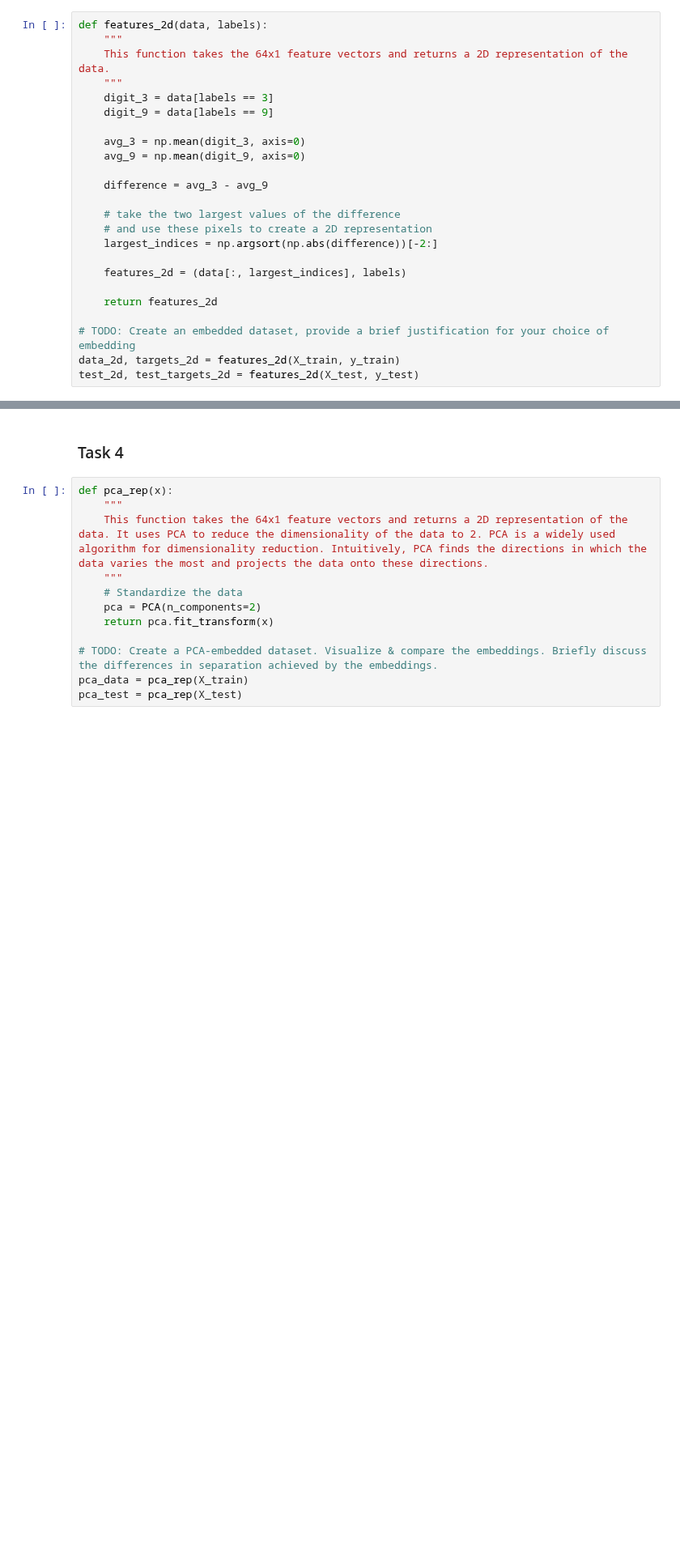
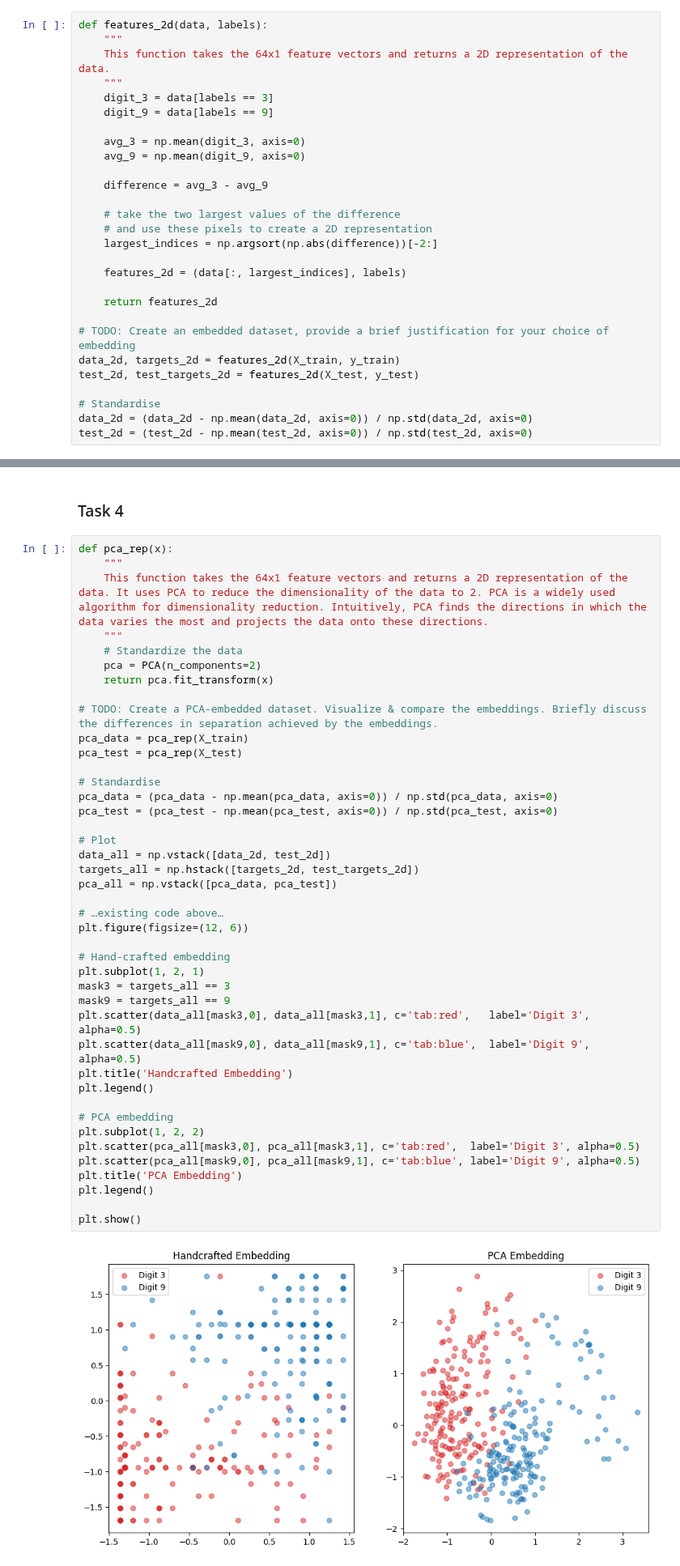
Before and after one commit to emit33/MLE, a Jupyter notebook: sheet02/MLE25_sheet02.ipynb, the cells around one changed output, grey strips where cells are left out. Shown at 81% size. Saved outputs shown, nothing was run; the diff lists cells and outputs as text; blank space fills up the shorter version.

```diff
--- a/sheet02/MLE25_sheet02.ipynb
+++ b/sheet02/MLE25_sheet02.ipynb
@@ -117,5 +118,9 @@ def features_2d(data, labels):
 # TODO: Create an embedded dataset, provide a brief justification for your choice of embedding
 data_2d, targets_2d = features_2d(X_train, y_train)
 test_2d, test_targets_2d = features_2d(X_test, y_test)
+
+# Standardise
+data_2d = (data_2d - np.mean(data_2d, axis=0)) / np.std(data_2d, axis=0)
+test_2d = (test_2d - np.mean(test_2d, axis=0)) / np.std(test_2d, axis=0)
 # %% [markdown]
 Justification:
@@ -125,12 +130,44 @@ Since we only want to distinguish between two classes we can create an average o
 # %%
 def pca_rep(x):
     """
     This function takes the 64x1 feature vectors and returns a 2D representation of the data. It uses PCA to reduce the dimensionality of the data to 2. PCA is a widely used algorithm for dimensionality reduction. Intuitively, PCA finds the directions in which the data varies the most and projects the data onto these directions.
     """
     # Standardize the data
     pca = PCA(n_components=2)
     return pca.fit_transform(x)
 
 # TODO: Create a PCA-embedded dataset. Visualize & compare the embeddings. Briefly discuss the differences in separation achieved by the embeddings.
 pca_data = pca_rep(X_train)
 pca_test = pca_rep(X_test)
+
+# Standardise
+pca_data = (pca_data - np.mean(pca_data, axis=0)) / np.std(pca_data, axis=0)
+pca_test = (pca_test - np.mean(pca_test, axis=0)) / np.std(pca_test, axis=0)
+
+# Plot
+data_all = np.vstack([data_2d, test_2d])
+targets_all = np.hstack([targets_2d, test_targets_2d])
+pca_all = np.vstack([pca_data, pca_test])
+
+# …existing code above…
+plt.figure(figsize=(12, 6))
+
+# Hand-crafted embedding
+plt.subplot(1, 2, 1)
+mask3 = targets_all == 3
+mask9 = targets_all == 9
+plt.scatter(data_all[mask3,0], data_all[mask3,1], c='tab:red',   label='Digit 3', alpha=0.5)
+plt.scatter(data_all[mask9,0], data_all[mask9,1], c='tab:blue',  label='Digit 9', alpha=0.5)
+plt.title('Handcrafted Embedding')
+plt.legend()
+
+# PCA embedding
+plt.subplot(1, 2, 2)
+plt.scatter(pca_all[mask3,0], pca_all[mask3,1], c='tab:red',  label='Digit 3', alpha=0.5)
+plt.scatter(pca_all[mask9,0], pca_all[mask9,1], c='tab:blue', label='Digit 9', alpha=0.5)
+plt.title('PCA Embedding')
+plt.legend()
+
+plt.show()
+# %% [output]
+[figure, added]
```
Also changed, not shown: parts of 11 cells of this notebook.
